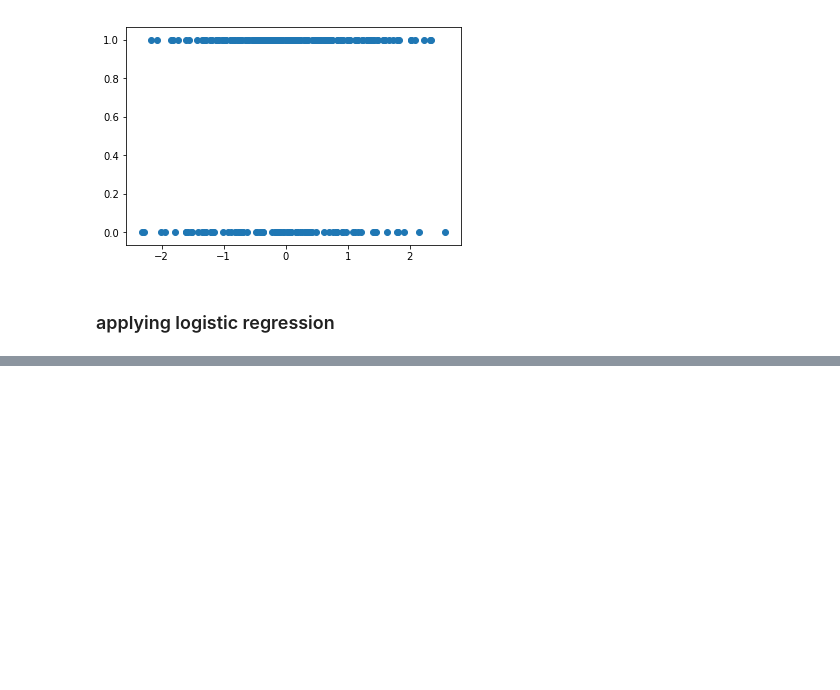
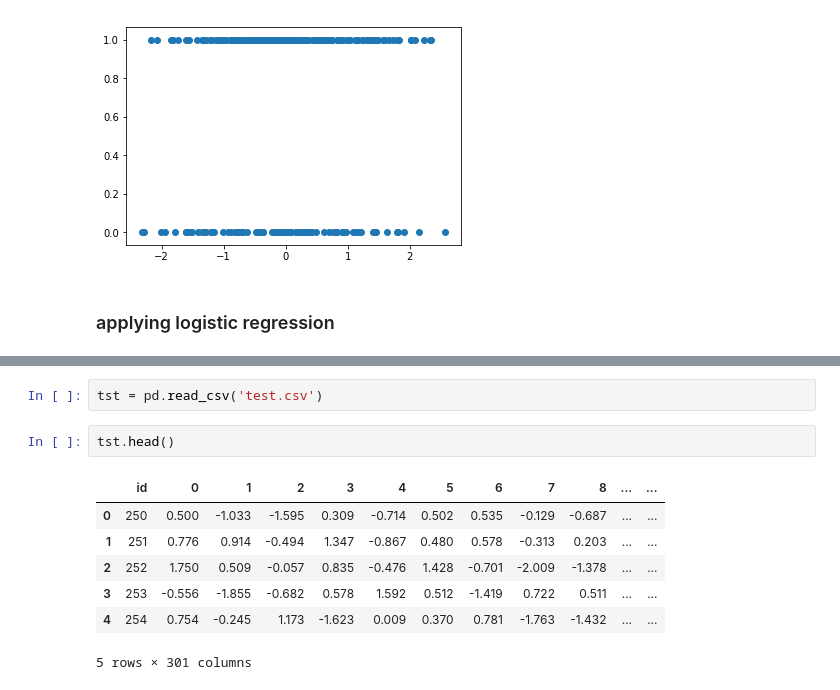
Before and after one commit to devyanigeca/Holiday_Work, a Jupyter notebook: dont-overfit-ii/Dont_overfit_01.ipynb, the cells around one changed output, grey strips where cells are left out. Drawn from its saved outputs; the diff is of its cells as text; blank space fills up the shorter version.

```diff
--- a/dont-overfit-ii/Dont_overfit_01.ipynb
+++ b/dont-overfit-ii/Dont_overfit_01.ipynb
@@ -88,0 +132,12 @@ OverflowError: math range error
+# %%
+tst = pd.read_csv('test.csv')
+# %%
+tst.head()
+# %% [output]
+|  | id | 0 | 1 | 2 | 3 | 4 | 5 | 6 | 7 | 8 | ... | ... |
+| 0 | 250 | 0.500 | -1.033 | -1.595 | 0.309 | -0.714 | 0.502 | 0.535 | -0.129 | -0.687 | ... | ... |
+| 1 | 251 | 0.776 | 0.914 | -0.494 | 1.347 | -0.867 | 0.480 | 0.578 | -0.313 | 0.203 | ... | ... |
+| 2 | 252 | 1.750 | 0.509 | -0.057 | 0.835 | -0.476 | 1.428 | -0.701 | -2.009 | -1.378 | ... | ... |
+| 3 | 253 | -0.556 | -1.855 | -0.682 | 0.578 | 1.592 | 0.512 | -1.419 | 0.722 | 0.511 | ... | ... |
+| 4 | 254 | 0.754 | -0.245 | 1.173 | -1.623 | 0.009 | 0.370 | 0.781 | -1.763 | -1.432 | ... | ... |
+5 rows × 301 columns
```
Also changed, not shown: parts of 11 cells of this notebook, 8 other files.
